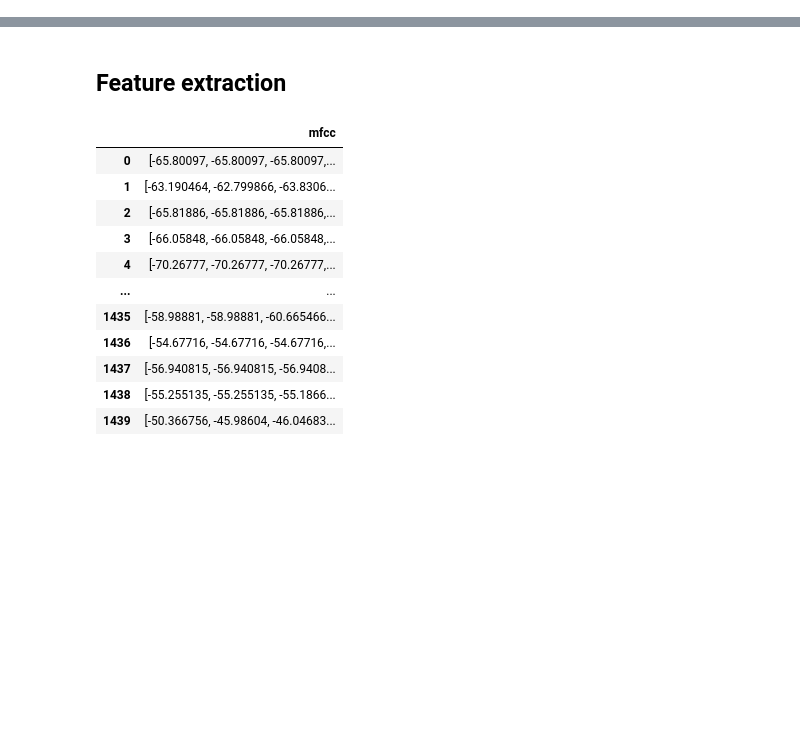
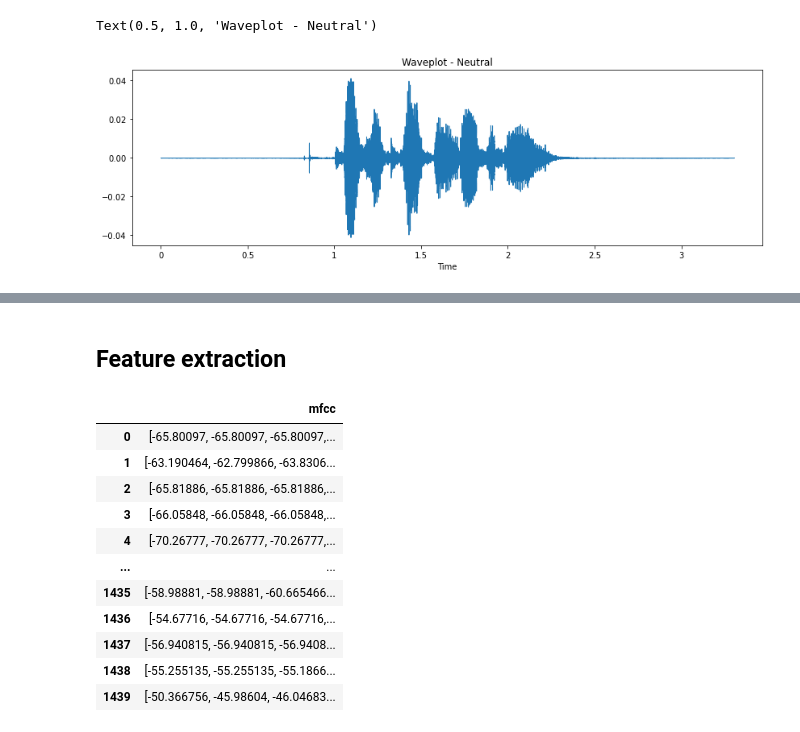
Before and after one commit to dominz2/Stress_classification, a Jupyter notebook: Nauka i pasja.ipynb, the cells around one changed output, grey strips where cells are left out. Saved outputs shown, nothing was run; the diff lists cells and outputs as text; code cells hidden in the pictures; blank space fills up the shorter version.

```diff
--- a/Nauka i pasja.ipynb
+++ b/Nauka i pasja.ipynb
@@ -35,0 +46,8 @@ from sklearn.metrics import classification_report
+# %%
+# waveplot
+plt.figure(figsize=(14, 4))
+librosa.display.waveshow(audio, sr=sr)
+plt.title('Waveplot - Neutral')
+# %% [output]
+Text(0.5, 1.0, 'Waveplot - Neutral')
+[figure, added]
```
Also changed, not shown: parts of 44 cells of this notebook.
